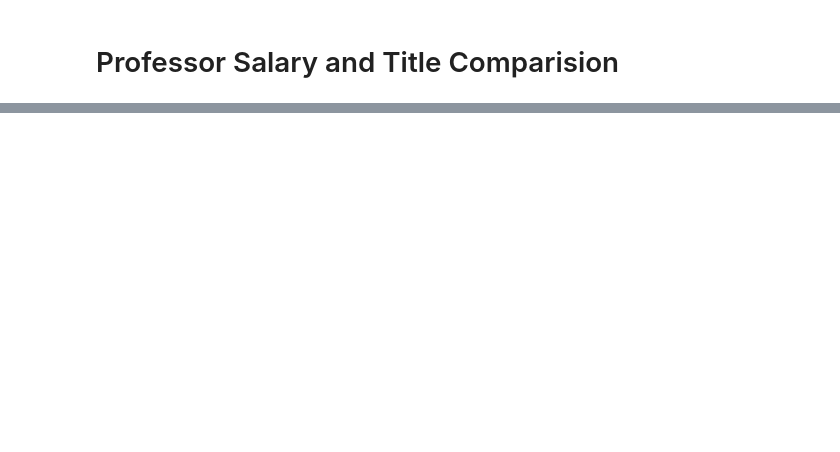
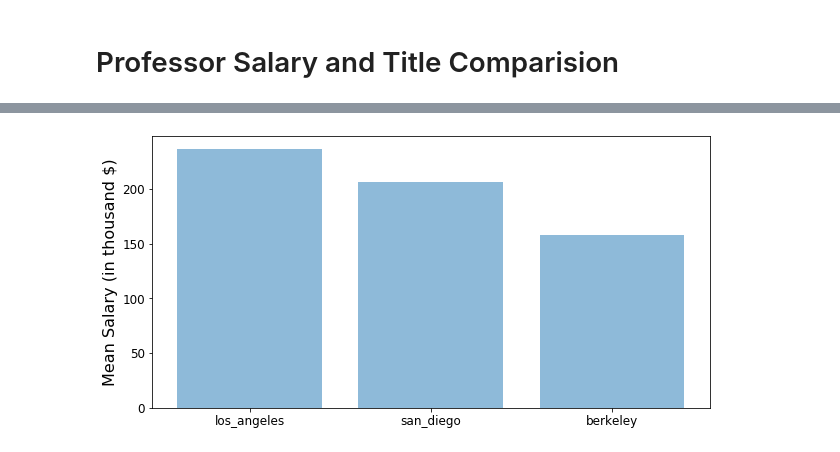
Before and after one commit to guptarohit994/ECE143_group25_project, a Jupyter notebook: statistical_analysis/Graphs.ipynb, the cells around one changed output, grey strips where cells are left out. Cells and saved outputs as stored; diff of their text form; code cells hidden in the pictures; blank space fills up the shorter version.

Commit message:
Graphs ucop analysis added

```diff
--- a/statistical_analysis/Graphs.ipynb
+++ b/statistical_analysis/Graphs.ipynb
@@ -218,0 +253,5 @@ Cohen's d: -0.4419682702515293
+# %%
+import barcharts as bar
+bar.create_mean_salary_barchart(['los_angeles', 'san_diego', 'berkeley'])
+# %% [output]
+[figure, added]
```
Also changed, not shown: parts of 15 cells of this notebook.
